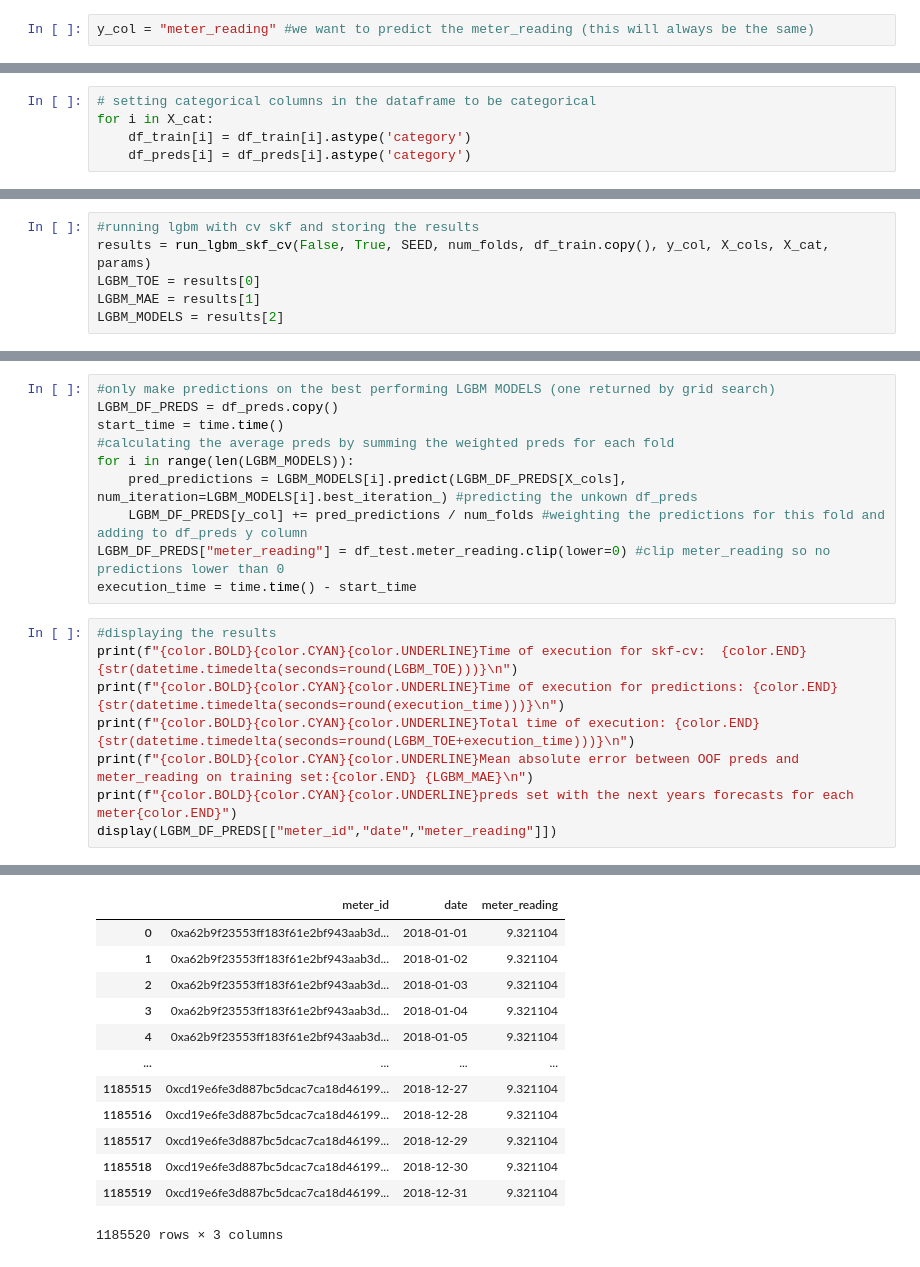
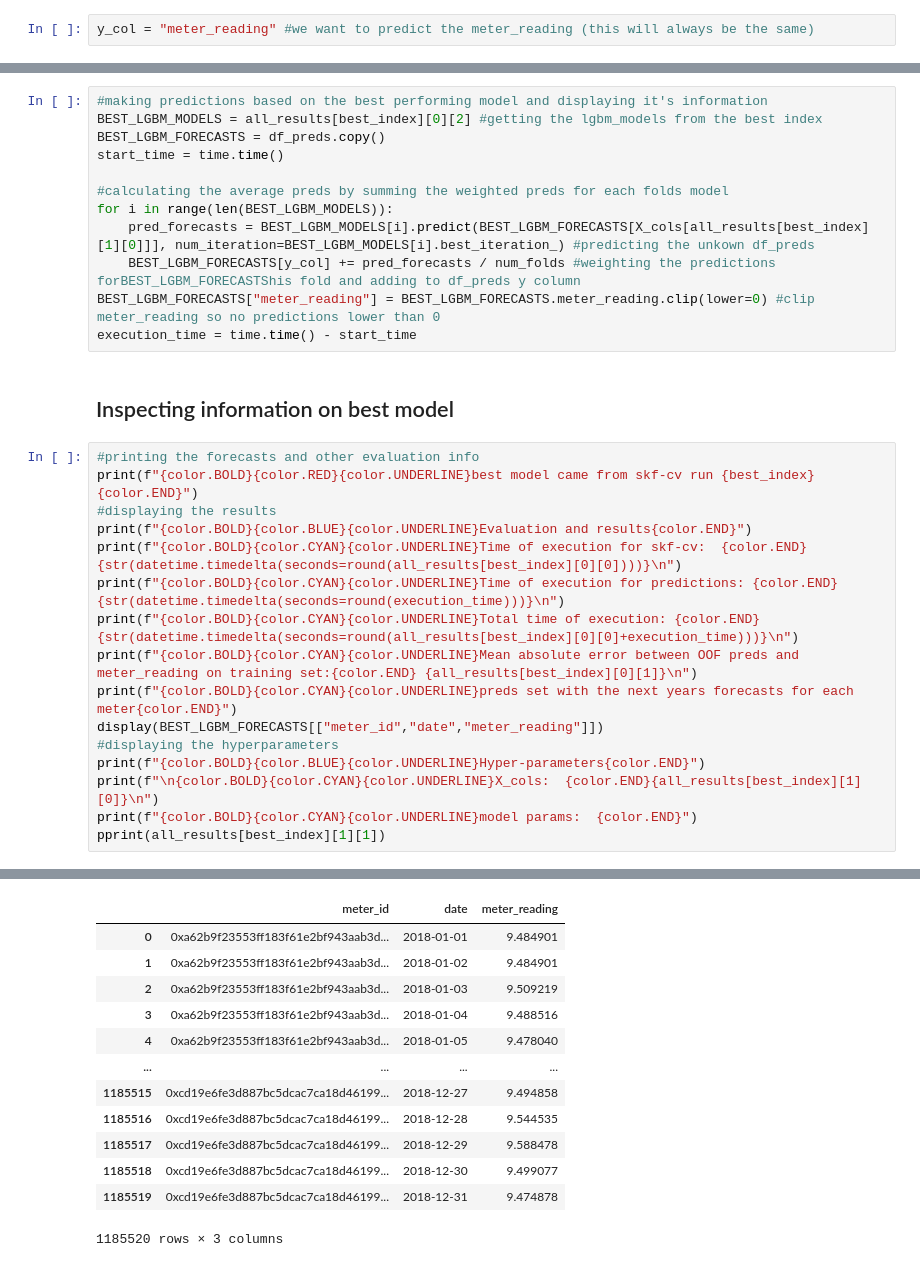
Before and after one commit to danielmusselwhite/UG_Dissertation_Energy_Forecasting, a Jupyter notebook: Src/Jupyter_Notebooks/5. LGBM forecasting clustered UPDATED.ipynb, the cells around one changed output, grey strips where cells are left out. Drawn from its saved outputs; the diff is of its cells as text.

```diff
--- a/Src/Jupyter_Notebooks/5. LGBM forecasting model (unclustered).ipynb
+++ b/Src/Jupyter_Notebooks/5. LGBM forecasting clustered UPDATED.ipynb
@@ -354,5 +350,0 @@ max_leaf = [512, 256, 128]
-# %%
-# setting categorical columns in the dataframe to be categorical
-for i in X_cat:
-    df_train[i] = df_train[i].astype('category')
-    df_preds[i] = df_preds[i].astype('category')
@@ -371,6 +350,0 @@ display(df_preds[X_cols].head(3))
-# %%
-#running lgbm with cv skf and storing the results
-results = run_lgbm_skf_cv(False, True, SEED, num_folds, df_train.copy(), y_col, X_cols, X_cat, params)
-LGBM_TOE = results[0]
-LGBM_MAE = results[1]
-LGBM_MODELS = results[2]
@@ -408,19 +445,31 @@ training set OOF preds vs true
 # %%
-#only make predictions on the best performing LGBM MODELS (one returned by grid search)
-LGBM_DF_PREDS = df_preds.copy()
+#making predictions based on the best performing model and displaying it's information
+BEST_LGBM_MODELS = all_results[best_index][0][2] #getting the lgbm_models from the best index
+BEST_LGBM_FORECASTS = df_preds.copy()
 start_time = time.time()
-#calculating the average preds by summing the weighted preds for each fold
-for i in range(len(LGBM_MODELS)):
-    pred_predictions = LGBM_MODELS[i].predict(LGBM_DF_PREDS[X_cols], num_iteration=LGBM_MODELS[i].best_iteration_) #predicting the unkown df_preds
-    LGBM_DF_PREDS[y_col] += pred_predictions / num_folds #weighting the predictions for this fold and adding to df_preds y column
-LGBM_DF_PREDS["meter_reading"] = df_test.meter_reading.clip(lower=0) #clip meter_reading so no predictions lower than 0
+
+#calculating the average preds by summing the weighted preds for each folds model
+for i in range(len(BEST_LGBM_MODELS)):
+    pred_forecasts = BEST_LGBM_MODELS[i].predict(BEST_LGBM_FORECASTS[X_cols[all_results[best_index][1][0]]], num_iteration=BEST_LGBM_MODELS[i].best_iteration_) #predicting the unkown df_preds
+    BEST_LGBM_FORECASTS[y_col] += pred_forecasts / num_folds #weighting the predictions forBEST_LGBM_FORECASTShis fold and adding to df_preds y column
+BEST_LGBM_FORECASTS["meter_reading"] = BEST_LGBM_FORECASTS.meter_reading.clip(lower=0) #clip meter_reading so no predictions lower than 0
 execution_time = time.time() - start_time
+# %% [markdown]
+## Inspecting information on best model
 # %%
+#printing the forecasts and other evaluation info
+print(f"{color.BOLD}{color.RED}{color.UNDERLINE}best model came from skf-cv run {best_index}{color.END}")
 #displaying the results
-print(f"{color.BOLD}{color.CYAN}{color.UNDERLINE}Time of execution for skf-cv:  {color.END}{str(datetime.timedelta(seconds=round(LGBM_TOE)))}\n")
+print(f"{color.BOLD}{color.BLUE}{color.UNDERLINE}Evaluation and results{color.END}")
+print(f"{color.BOLD}{color.CYAN}{color.UNDERLINE}Time of execution for skf-cv:  {color.END}{str(datetime.timedelta(seconds=round(all_results[best_index][0][0])))}\n")
 print(f"{color.BOLD}{color.CYAN}{color.UNDERLINE}Time of execution for predictions: {color.END}{str(datetime.timedelta(seconds=round(execution_time)))}\n")
-print(f"{color.BOLD}{color.CYAN}{color.UNDERLINE}Total time of execution: {color.END}{str(datetime.timedelta(seconds=round(LGBM_TOE+execution_time)))}\n")
-print(f"{color.BOLD}{color.CYAN}{color.UNDERLINE}Mean absolute error between OOF preds and meter_reading on training set:{color.END} {LGBM_MAE}\n")
+print(f"{color.BOLD}{color.CYAN}{color.UNDERLINE}Total time of execution: {color.END}{str(datetime.timedelta(seconds=round(all_results[best_index][0][0]+execution_time)))}\n")
+print(f"{color.BOLD}{color.CYAN}{color.UNDERLINE}Mean absolute error between OOF preds and meter_reading on training set:{color.END} {all_results[best_index][0][1]}\n")
 print(f"{color.BOLD}{color.CYAN}{color.UNDERLINE}preds set with the next years forecasts for each meter{color.END}")
-display(LGBM_DF_PREDS[["meter_id","date","meter_reading"]])
+display(BEST_LGBM_FORECASTS[["meter_id","date","meter_reading"]])
+#displaying the hyperparameters
+print(f"{color.BOLD}{color.BLUE}{color.UNDERLINE}Hyper-parameters{color.END}")
+print(f"\n{color.BOLD}{color.CYAN}{color.UNDERLINE}X_cols:  {color.END}{all_results[best_index][1][0]}\n")
+print(f"{color.BOLD}{color.CYAN}{color.UNDERLINE}model params:  {color.END}")
+pprint(all_results[best_index][1][1])
 # %% [output]
@@ -434,15 +485,15 @@ Mean absolute error between OOF preds and meter_reading on training set: 5.01667
 
 preds set with the next years forecasts for each meter
 |  | meter_id | date | meter_reading |
-| 0 | 0xa62b9f23553ff183f61e2bf943aab3d... | 2018-01-01 | 9.321104 |
-| 1 | 0xa62b9f23553ff183f61e2bf943aab3d... | 2018-01-02 | 9.321104 |
-| 2 | 0xa62b9f23553ff183f61e2bf943aab3d... | 2018-01-03 | 9.321104 |
-| 3 | 0xa62b9f23553ff183f61e2bf943aab3d... | 2018-01-04 | 9.321104 |
-| 4 | 0xa62b9f23553ff183f61e2bf943aab3d... | 2018-01-05 | 9.321104 |
+| 0 | 0xa62b9f23553ff183f61e2bf943aab3d... | 2018-01-01 | 9.484901 |
+| 1 | 0xa62b9f23553ff183f61e2bf943aab3d... | 2018-01-02 | 9.484901 |
+| 2 | 0xa62b9f23553ff183f61e2bf943aab3d... | 2018-01-03 | 9.509219 |
+| 3 | 0xa62b9f23553ff183f61e2bf943aab3d... | 2018-01-04 | 9.488516 |
+| 4 | 0xa62b9f23553ff183f61e2bf943aab3d... | 2018-01-05 | 9.478040 |
 | ... | ... | ... | ... |
-| 1185515 | 0xcd19e6fe3d887bc5dcac7ca18d46199... | 2018-12-27 | 9.321104 |
-| 1185516 | 0xcd19e6fe3d887bc5dcac7ca18d46199... | 2018-12-28 | 9.321104 |
-| 1185517 | 0xcd19e6fe3d887bc5dcac7ca18d46199... | 2018-12-29 | 9.321104 |
-| 1185518 | 0xcd19e6fe3d887bc5dcac7ca18d46199... | 2018-12-30 | 9.321104 |
-| 1185519 | 0xcd19e6fe3d887bc5dcac7ca18d46199... | 2018-12-31 | 9.321104 |
+| 1185515 | 0xcd19e6fe3d887bc5dcac7ca18d46199... | 2018-12-27 | 9.494858 |
+| 1185516 | 0xcd19e6fe3d887bc5dcac7ca18d46199... | 2018-12-28 | 9.544535 |
+| 1185517 | 0xcd19e6fe3d887bc5dcac7ca18d46199... | 2018-12-29 | 9.588478 |
+| 1185518 | 0xcd19e6fe3d887bc5dcac7ca18d46199... | 2018-12-30 | 9.499077 |
+| 1185519 | 0xcd19e6fe3d887bc5dcac7ca18d46199... | 2018-12-31 | 9.474878 |
 1185520 rows × 3 columns
```
Also changed, not shown: parts of 19 cells of this notebook, 1 other file.
